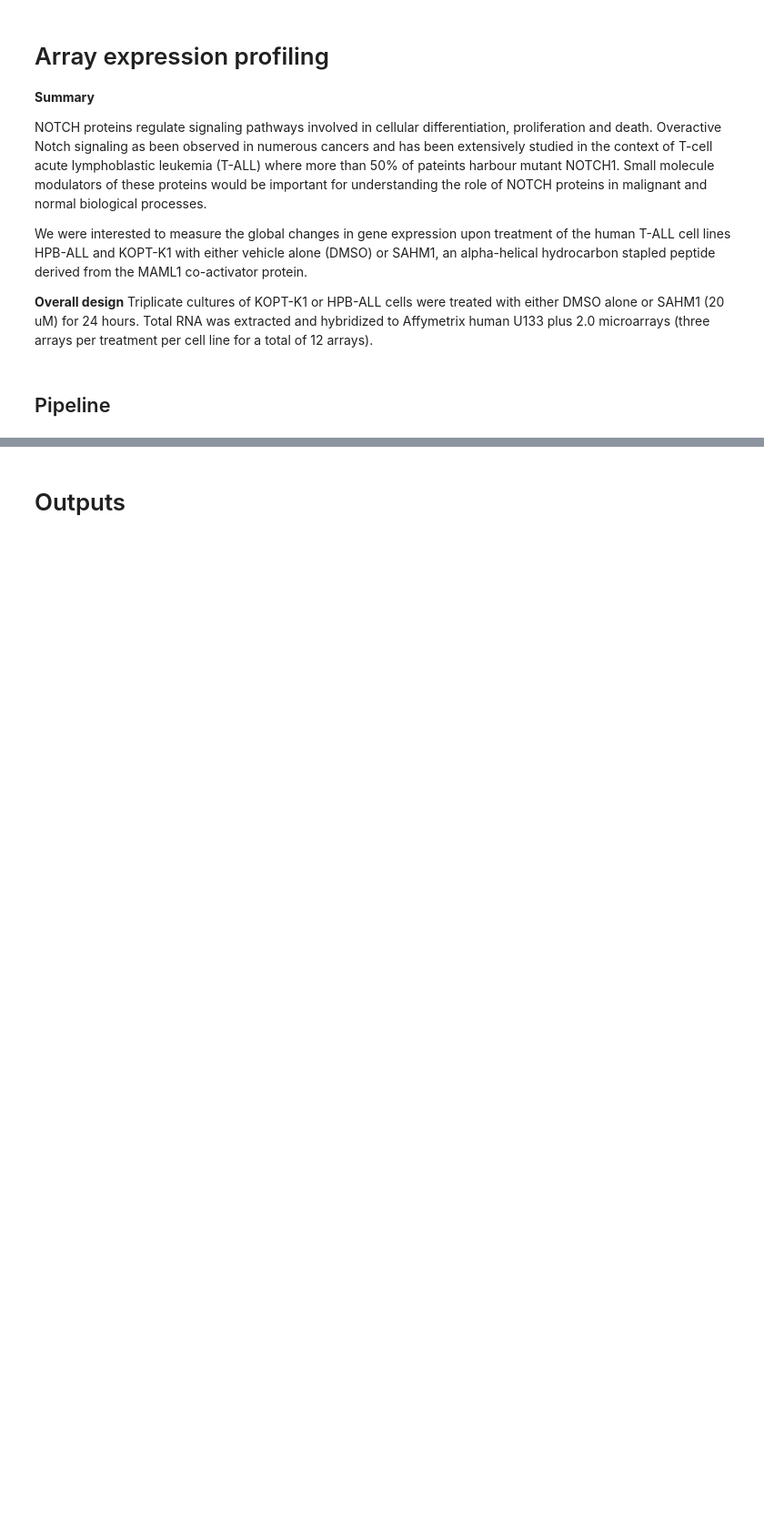
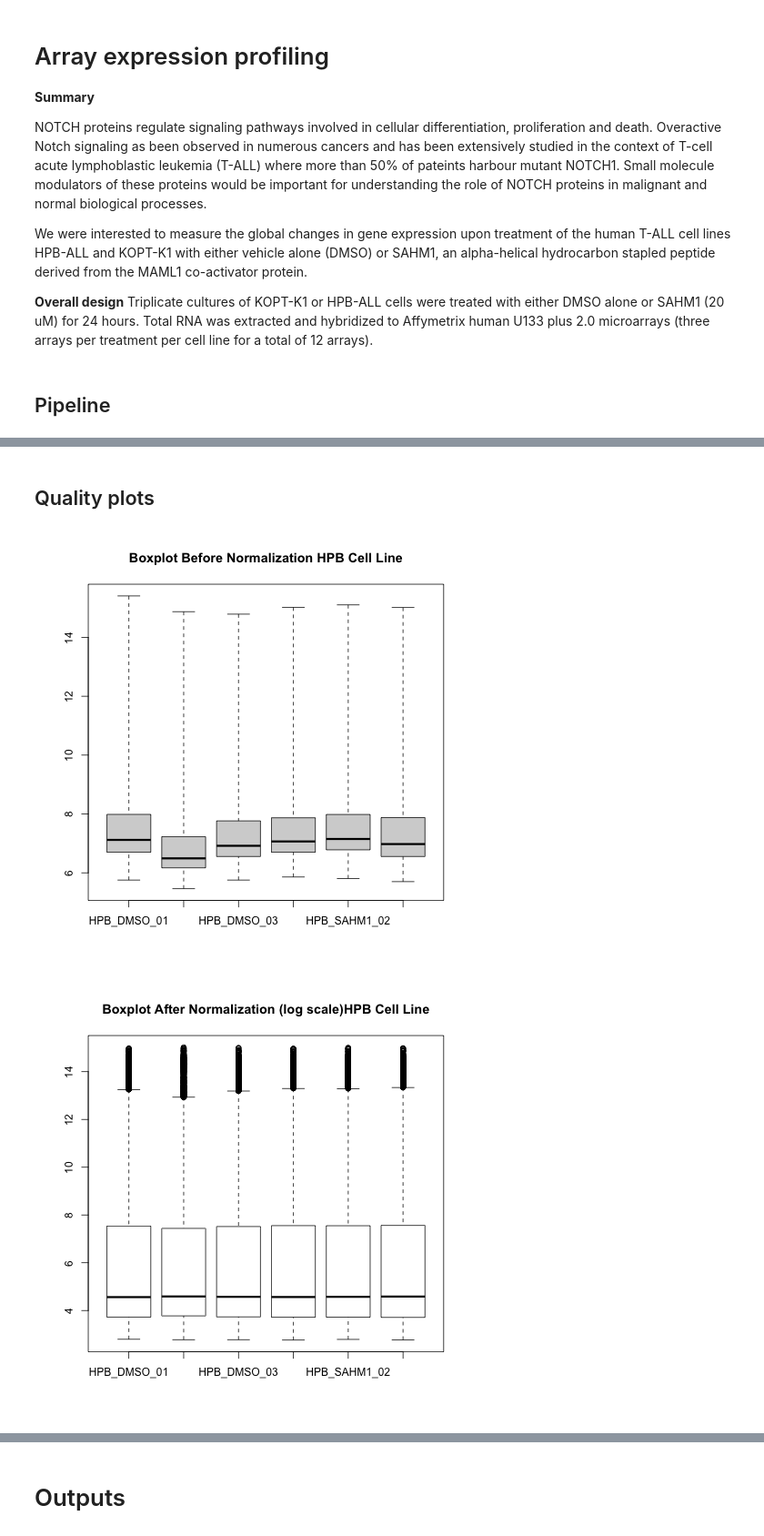
Before and after one commit to nandoide/misc_work, a Jupyter notebook: Desktop/uni/TRREP/TRREP_final.ipynb, the cells around one changed output, grey strips where cells are left out. Shown at 91% size. Drawn from its saved outputs; the diff is of its cells as text; code cells hidden in the pictures; blank space fills up the shorter version.

```diff
--- a/Desktop/uni/TRREP/TRREP_final.ipynb
+++ b/Desktop/uni/TRREP/TRREP_final.ipynb
@@ -142,0 +125,6 @@ toptableIQR_anot[c(1,6)]
+# %%
+%%R
+setwd("GSE18198_data")
+affyBatch_HPB = import_CEL("HPB*")
+affyBatch_KOPT = import_CEL("KOPT*")
+setwd(wd)
@@ -142,0 +156,9 @@ toptableIQR_anot[c(1,6)]
+# %% [markdown]
+## Quality plots
+# %%
+%%R
+boxplots(affyBatch_HPB, eset, "HPB Cell Line")
+boxplots(affyBatch_KOPT, eset, "KOPT Cell Line")
+# %% [output]
+[figure, added]
+[figure, added]
```
Also changed, not shown: parts of 24 cells of this notebook, 1 other file.
